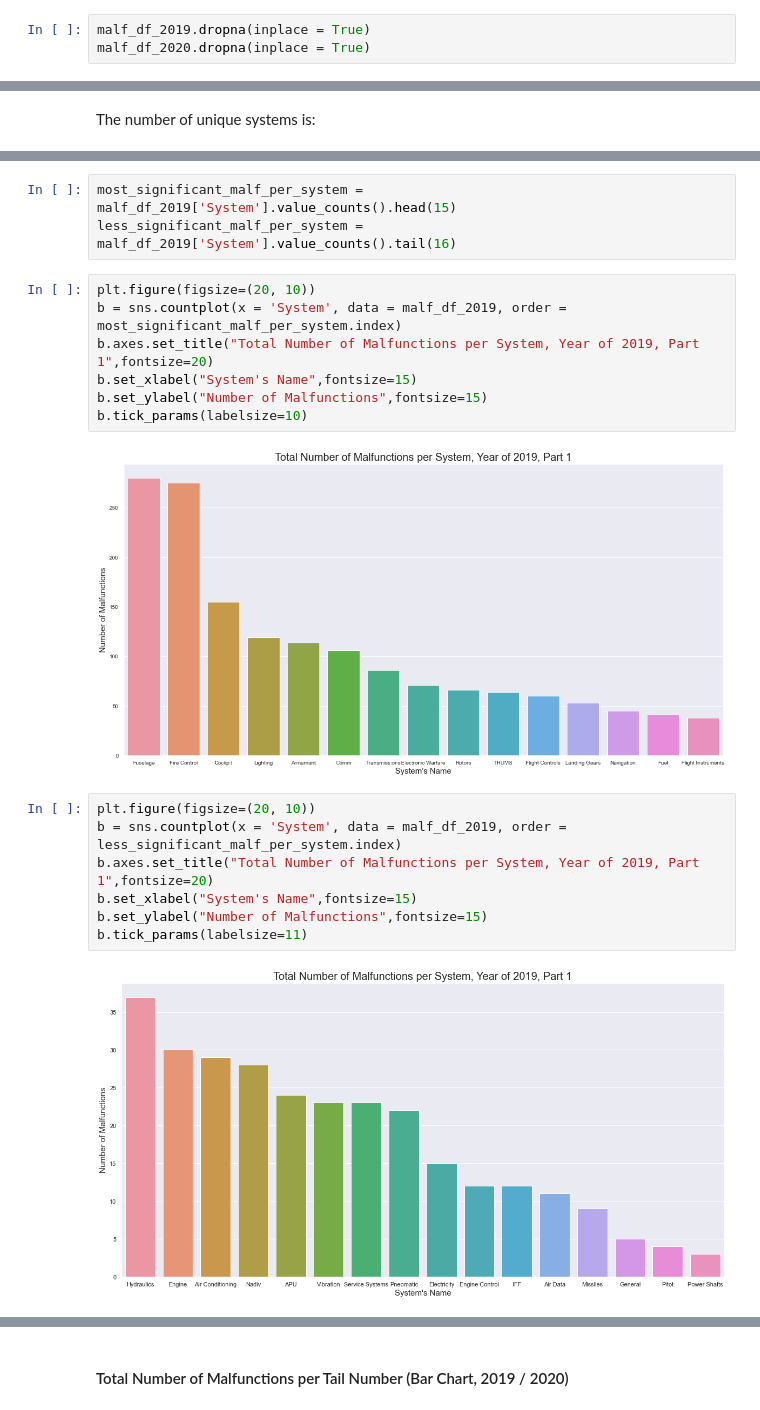
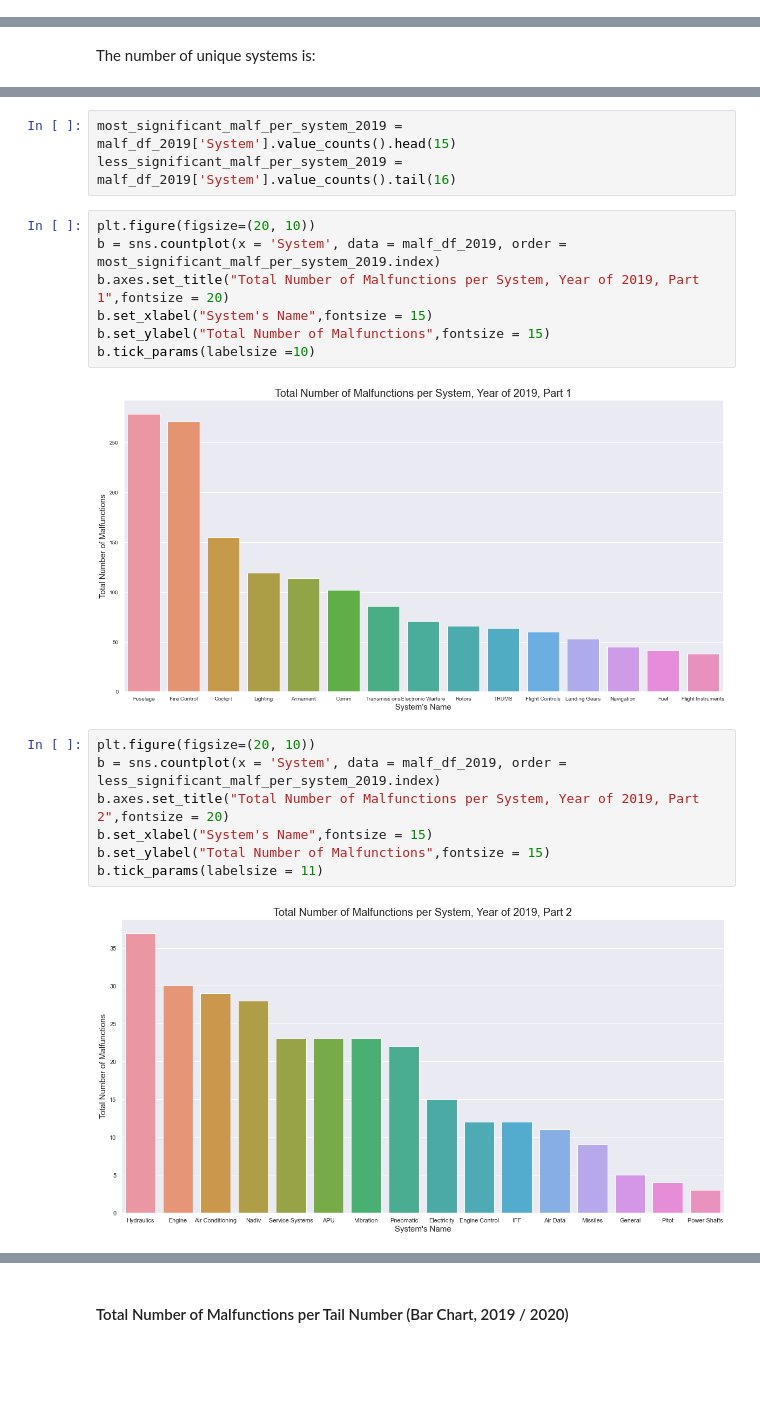
Before and after one commit to elront/Data_Sceince_Project, a Jupyter notebook: Data_science_workshop_project.ipynb, the cells around one changed output, grey strips where cells are left out. Saved outputs shown, nothing was run; the diff lists cells and outputs as text; blank space fills up the shorter version.

Commit message:
Stopped at normalization (third diagram).

```diff
--- a/Data_science_workshop_project.ipynb
+++ b/Data_science_workshop_project.ipynb
@@ -502,6 +503,3 @@ Closing times are later than registration times!
 #### 3.1.2 Check and Handle Missing Values (if any)
 # %% [markdown]
 We already understood that we are missing some values. We don't have a straight forward and relevant way to complete those, so we will just drop them:
-# %%
-malf_df_2019.dropna(inplace = True)
-malf_df_2020.dropna(inplace = True)
@@ -1366,21 +1375,21 @@ Thus, let's devide this series into two almost equal in size serieses:
 # %%
-most_significant_malf_per_system = malf_df_2019['System'].value_counts().head(15)
-less_significant_malf_per_system = malf_df_2019['System'].value_counts().tail(16)
+most_significant_malf_per_system_2019 = malf_df_2019['System'].value_counts().head(15)
+less_significant_malf_per_system_2019 = malf_df_2019['System'].value_counts().tail(16)
 # %%
 plt.figure(figsize=(20, 10))
-b = sns.countplot(x = 'System', data = malf_df_2019, order = most_significant_malf_per_system.index)
-b.axes.set_title("Total Number of Malfunctions per System, Year of 2019, Part 1",fontsize=20)
-b.set_xlabel("System's Name",fontsize=15)
-b.set_ylabel("Number of Malfunctions",fontsize=15)
-b.tick_params(labelsize=10)
+b = sns.countplot(x = 'System', data = malf_df_2019, order = most_significant_malf_per_system_2019.index)
+b.axes.set_title("Total Number of Malfunctions per System, Year of 2019, Part 1",fontsize = 20)
+b.set_xlabel("System's Name",fontsize = 15)
+b.set_ylabel("Total Number of Malfunctions",fontsize = 15)
+b.tick_params(labelsize =10)
 # %% [output]
-[figure, old version]
+[figure, new version]
 # %%
 plt.figure(figsize=(20, 10))
-b = sns.countplot(x = 'System', data = malf_df_2019, order = less_significant_malf_per_system.index)
-b.axes.set_title("Total Number of Malfunctions per System, Year of 2019, Part 1",fontsize=20)
-b.set_xlabel("System's Name",fontsize=15)
-b.set_ylabel("Number of Malfunctions",fontsize=15)
-b.tick_params(labelsize=11)
+b = sns.countplot(x = 'System', data = malf_df_2019, order = less_significant_malf_per_system_2019.index)
+b.axes.set_title("Total Number of Malfunctions per System, Year of 2019, Part 2",fontsize = 20)
+b.set_xlabel("System's Name",fontsize = 15)
+b.set_ylabel("Total Number of Malfunctions",fontsize = 15)
+b.tick_params(labelsize = 11)
 # %% [output]
-[figure, old version]
+[figure, new version]
```
Also changed, not shown: parts of 26 cells of this notebook.
